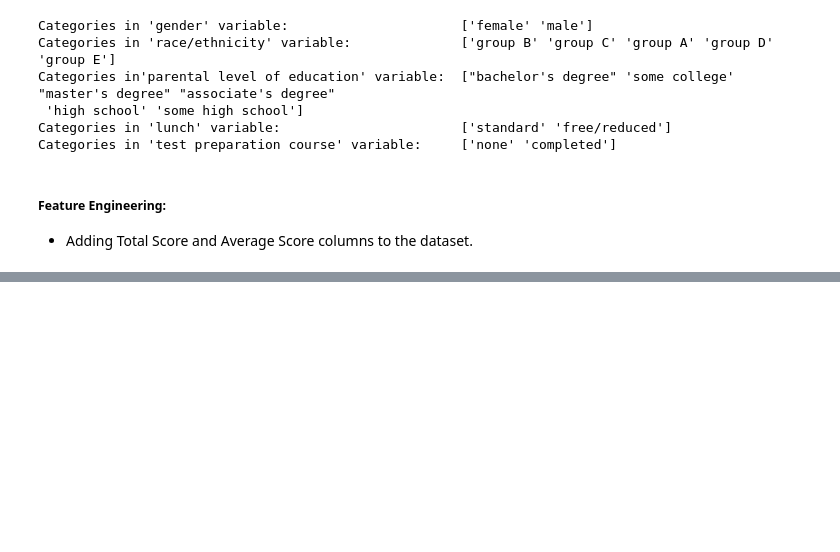
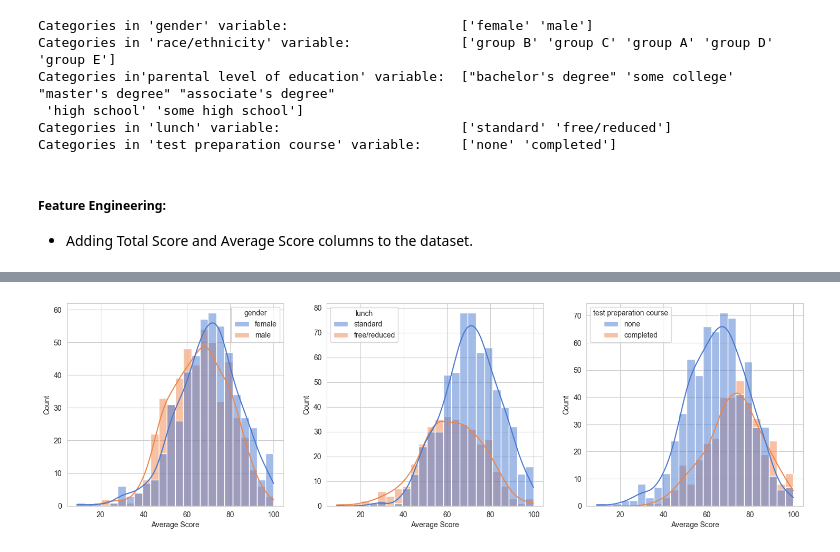
Before and after one commit to arc-koshe/ml-project, a Jupyter notebook: src/notebook/EDA Student Dataset.ipynb, the cells around one changed output, grey strips where cells are left out. Cells and saved outputs as stored; diff of their text form; code cells hidden in the pictures; blank space fills up the shorter version.

```diff
--- a/src/notebook/EDA Student Dataset.ipynb
+++ b/src/notebook/EDA Student Dataset.ipynb
@@ -160,0 +262,12 @@ df.sample(5)
+# %%
+sns.set_palette('muted')
+plt.subplots(1,3,figsize = (18,5))
+plt.subplot(131)
+sns.histplot(data = df,x='Average Score',kde = True,hue = 'gender')
+plt.subplot(132)
+sns.histplot(data = df,x='Average Score',kde = True,hue = 'lunch')
+plt.subplot(133)
+sns.histplot(data = df,x='Average Score',kde = True,hue = 'test preparation course')
+plt.show()
+# %% [output]
+[figure, added]
```
Also changed, not shown: parts of 11 cells of this notebook, 1 other file.
